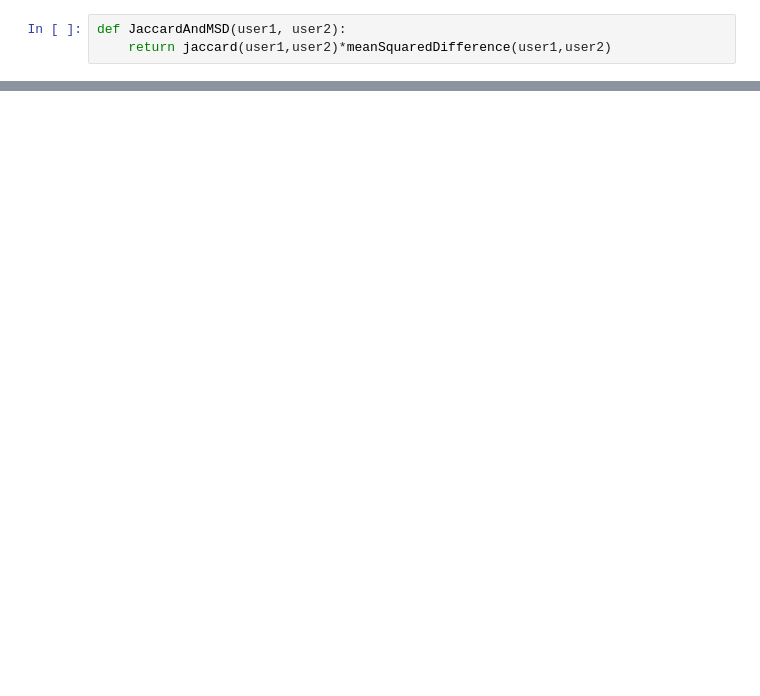
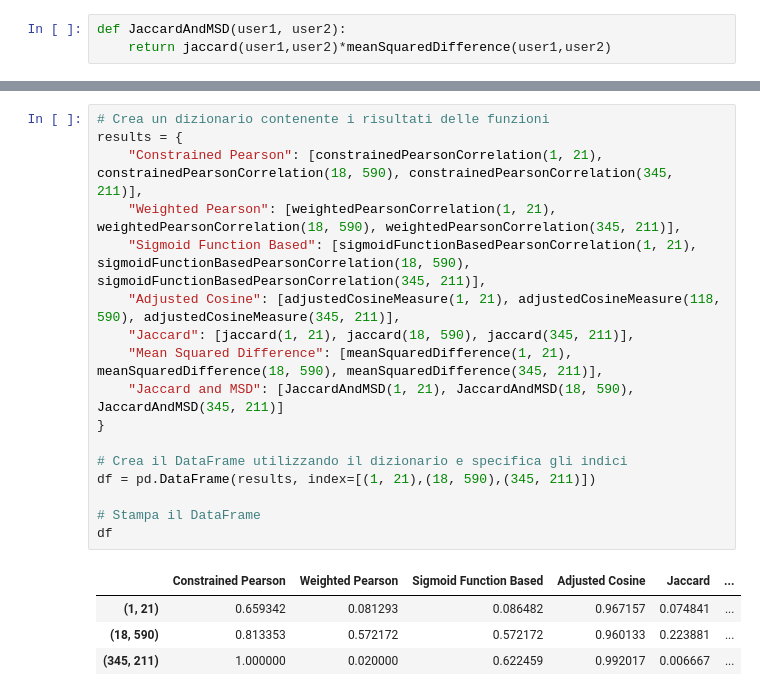
Before and after one commit to elisacatena/Recommender-System, a Jupyter notebook: assignment1.ipynb, the cells around one changed output, grey strips where cells are left out. Drawn from its saved outputs; the diff is of its cells as text; blank space fills up the shorter version.

```diff
--- a/assignment1.ipynb
+++ b/assignment1.ipynb
@@ -509,0 +503,22 @@ print(corr)
+# %%
+# Crea un dizionario contenente i risultati delle funzioni
+results = {
+    "Constrained Pearson": [constrainedPearsonCorrelation(1, 21), constrainedPearsonCorrelation(18, 590), constrainedPearsonCorrelation(345, 211)],
+    "Weighted Pearson": [weightedPearsonCorrelation(1, 21), weightedPearsonCorrelation(18, 590), weightedPearsonCorrelation(345, 211)],
+    "Sigmoid Function Based": [sigmoidFunctionBasedPearsonCorrelation(1, 21), sigmoidFunctionBasedPearsonCorrelation(18, 590), sigmoidFunctionBasedPearsonCorrelation(345, 211)],
+    "Adjusted Cosine": [adjustedCosineMeasure(1, 21), adjustedCosineMeasure(118, 590), adjustedCosineMeasure(345, 211)],
+    "Jaccard": [jaccard(1, 21), jaccard(18, 590), jaccard(345, 211)],
+    "Mean Squared Difference": [meanSquaredDifference(1, 21), meanSquaredDifference(18, 590), meanSquaredDifference(345, 211)],
+    "Jaccard and MSD": [JaccardAndMSD(1, 21), JaccardAndMSD(18, 590), JaccardAndMSD(345, 211)]
+}
+
+# Crea il DataFrame utilizzando il dizionario e specifica gli indici
+df = pd.DataFrame(results, index=[(1, 21),(18, 590),(345, 211)])
+
+# Stampa il DataFrame
+df
+# %% [output]
+|  | Constrained Pearson | Weighted Pearson | Sigmoid Function Based | Adjusted Cosine | Jaccard | ... |
+| (1, 21) | 0.659342 | 0.081293 | 0.086482 | 0.967157 | 0.074841 | ... |
+| (18, 590) | 0.813353 | 0.572172 | 0.572172 | 0.960133 | 0.223881 | ... |
+| (345, 211) | 1.000000 | 0.020000 | 0.622459 | 0.992017 | 0.006667 | ... |
```
Also changed, not shown: parts of 40 cells of this notebook.
